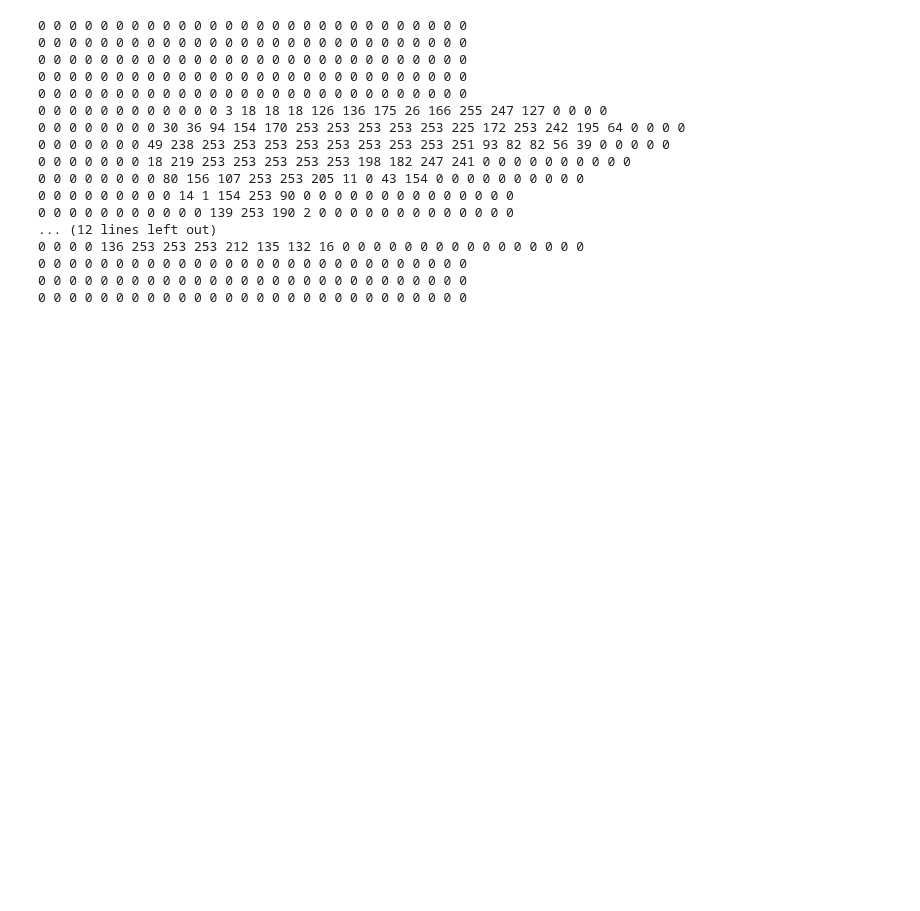
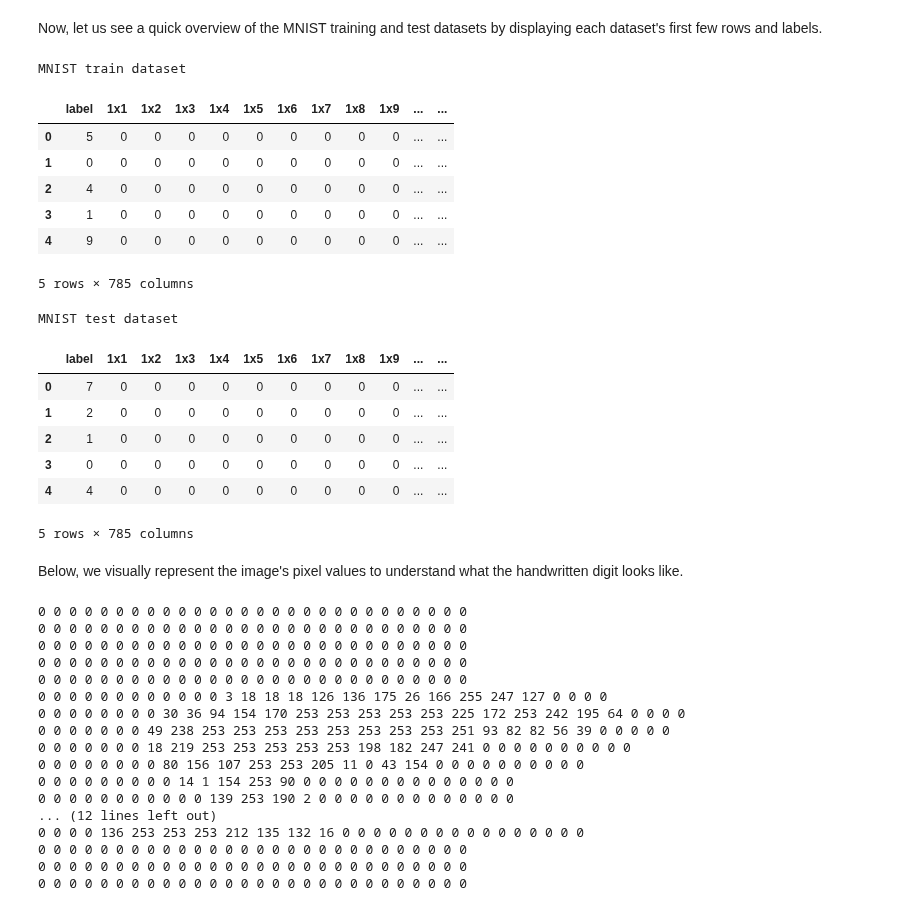
Before and after one commit to Nkluge-correa/TeenyTinyCastle, a Jupyter notebook: ML Intro Course/7_MNIST_numpy.ipynb, the cells around one changed output. Saved outputs shown, nothing was run; the diff lists cells and outputs as text; code cells hidden in the pictures; blank space fills up the shorter version.

```diff
--- a/ML Intro Course/7_MNIST_numpy.ipynb
+++ b/ML Intro Course/7_MNIST_numpy.ipynb
@@ -19,3 +31,30 @@ Below we load and print a sample from this dataset. This is a 28x28 array that r
+# %% [markdown]
+Now, let us see a quick overview of the MNIST training and test datasets by displaying each dataset's first few rows and labels.
+# %%
+print ("MNIST train dataset")
+display(train.head())
+
+print ("MNIST test dataset")
+display(test.head())
+# %% [output]
+MNIST train dataset
+|  | label | 1x1 | 1x2 | 1x3 | 1x4 | 1x5 | 1x6 | 1x7 | 1x8 | 1x9 | ... | ... |
+| 0 | 5 | 0 | 0 | 0 | 0 | 0 | 0 | 0 | 0 | 0 | ... | ... |
+| 1 | 0 | 0 | 0 | 0 | 0 | 0 | 0 | 0 | 0 | 0 | ... | ... |
+| 2 | 4 | 0 | 0 | 0 | 0 | 0 | 0 | 0 | 0 | 0 | ... | ... |
+| 3 | 1 | 0 | 0 | 0 | 0 | 0 | 0 | 0 | 0 | 0 | ... | ... |
+| 4 | 9 | 0 | 0 | 0 | 0 | 0 | 0 | 0 | 0 | 0 | ... | ... |
+5 rows × 785 columns
+MNIST test dataset
+|  | label | 1x1 | 1x2 | 1x3 | 1x4 | 1x5 | 1x6 | 1x7 | 1x8 | 1x9 | ... | ... |
+| 0 | 7 | 0 | 0 | 0 | 0 | 0 | 0 | 0 | 0 | 0 | ... | ... |
+| 1 | 2 | 0 | 0 | 0 | 0 | 0 | 0 | 0 | 0 | 0 | ... | ... |
+| 2 | 1 | 0 | 0 | 0 | 0 | 0 | 0 | 0 | 0 | 0 | ... | ... |
+| 3 | 0 | 0 | 0 | 0 | 0 | 0 | 0 | 0 | 0 | 0 | ... | ... |
+| 4 | 4 | 0 | 0 | 0 | 0 | 0 | 0 | 0 | 0 | 0 | ... | ... |
+5 rows × 785 columns
+# %% [markdown]
+Below, we visually represent the image's pixel values to understand what the handwritten digit looks like.
 # %%
 import pandas as pd
 import numpy as np
```
Also changed, not shown: parts of 17 cells of this notebook, 2 other files.
